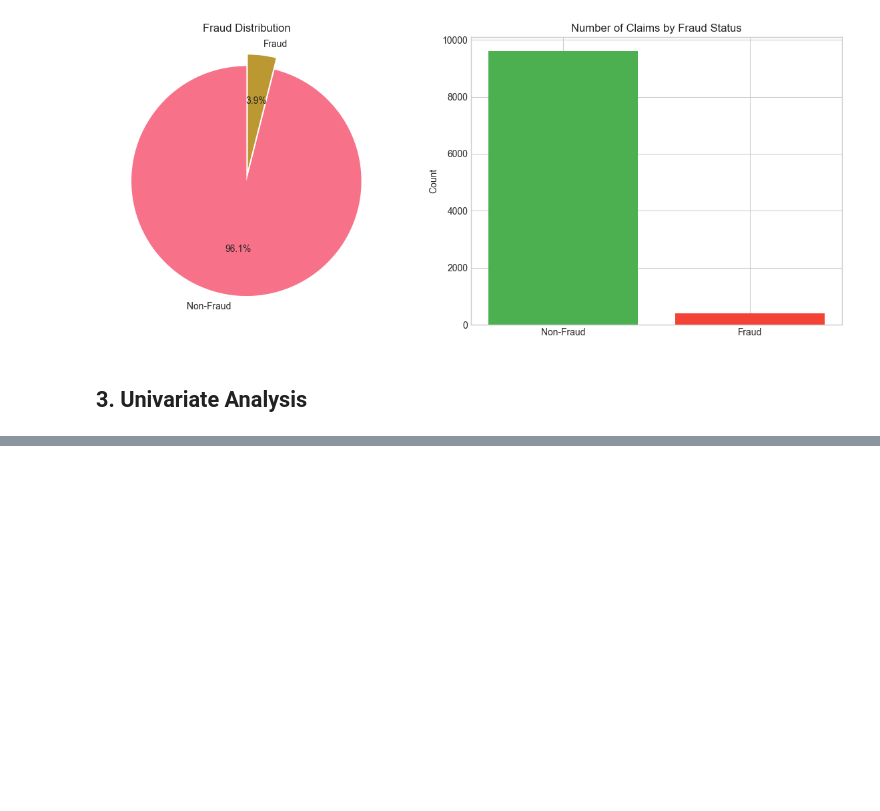
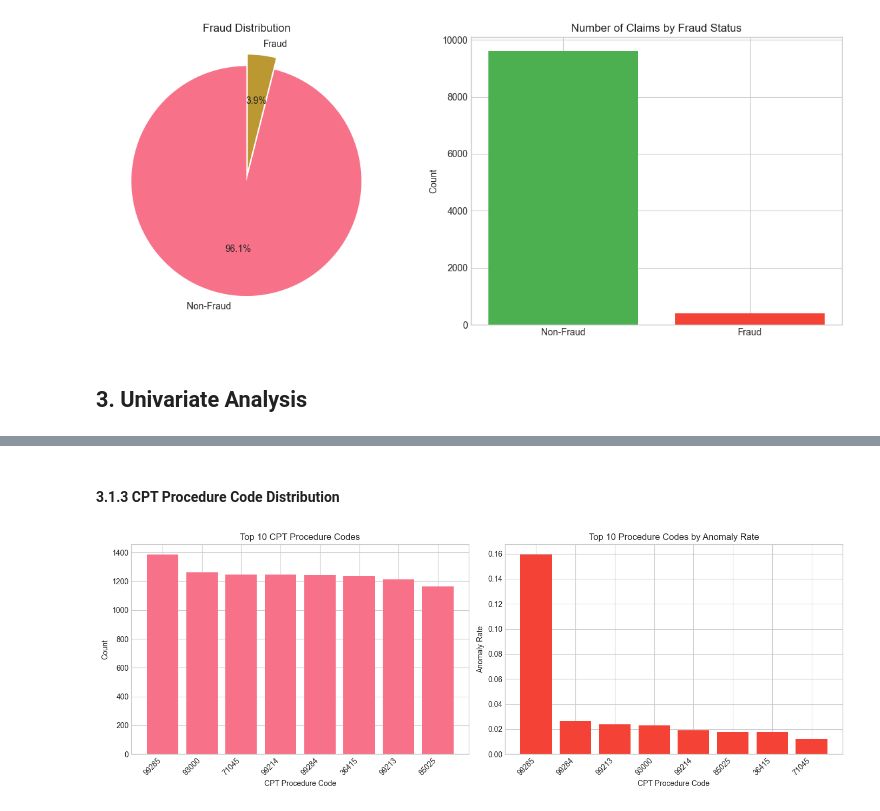
Before and after one commit to Houzibe/health-insurance-fraudulent-claims-detection-system, a Jupyter notebook: notebooks/01_EDA_and_Preprocessing.ipynb, the cells around one changed output, grey strips where cells are left out. Drawn from its saved outputs; the diff is of its cells as text; code cells hidden in the pictures; blank space fills up the shorter version.

```diff
--- a/notebooks/01_EDA_and_Preprocessing.ipynb
+++ b/notebooks/01_EDA_and_Preprocessing.ipynb
@@ -248,3 +249,30 @@ Fraud:
   Mean: 1012.87
   Median: 450.00
   Count: 394
+# %% [markdown]
+#### 3.1.3 CPT Procedure Code Distribution
+# %%
+fig, axes = plt.subplots(1, 2, figsize=(14, 5))
+
+# Top 10 procedure codes
+top_procedures = df['cpt_procedure_code'].value_counts().head(10)
+
+# Bar chart
+axes[0].bar(top_procedures.index.astype(str), top_procedures.values)
+axes[0].set_xlabel('CPT Procedure Code')
+axes[0].set_ylabel('Count')
+axes[0].set_title('Top 10 CPT Procedure Codes')
+axes[0].set_xticklabels(axes[0].get_xticklabels(), rotation=45, ha='right')
+
+# Fraud rate by procedure code
+proc_anomaly_rate = df.groupby('cpt_procedure_code')['is_anomaly'].mean().sort_values(ascending=False).head(10)
+axes[1].bar(proc_anomaly_rate.index.astype(str), proc_anomaly_rate.values, color='#F44336')
+axes[1].set_xlabel('CPT Procedure Code')
+axes[1].set_ylabel('Anomaly Rate')
+axes[1].set_title('Top 10 Procedure Codes by Anomaly Rate')
+axes[1].set_xticklabels(axes[1].get_xticklabels(), rotation=45, ha='right')
+
+plt.tight_layout()
+plt.show()
+# %% [output]
+[figure, added]
```
Also changed, not shown: parts of 4 cells of this notebook.
